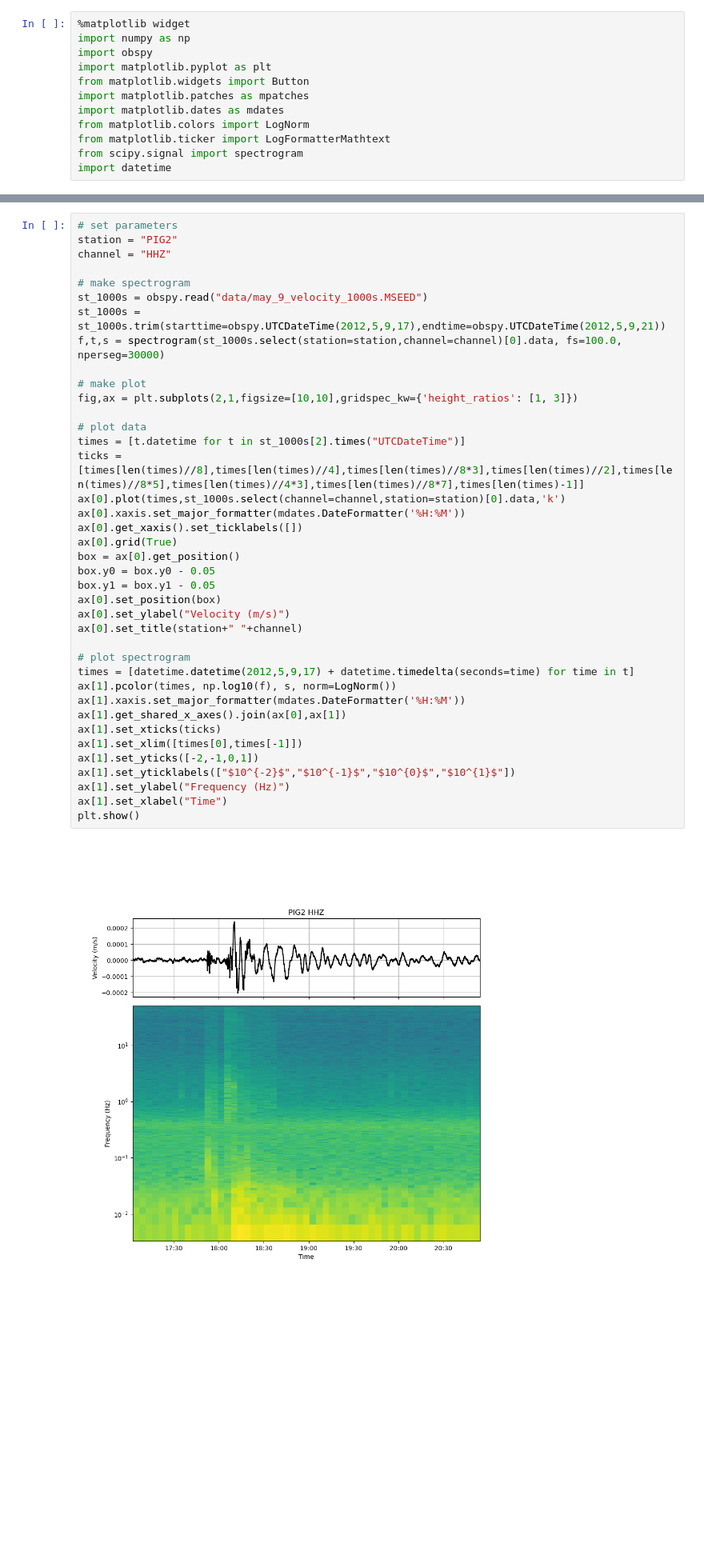
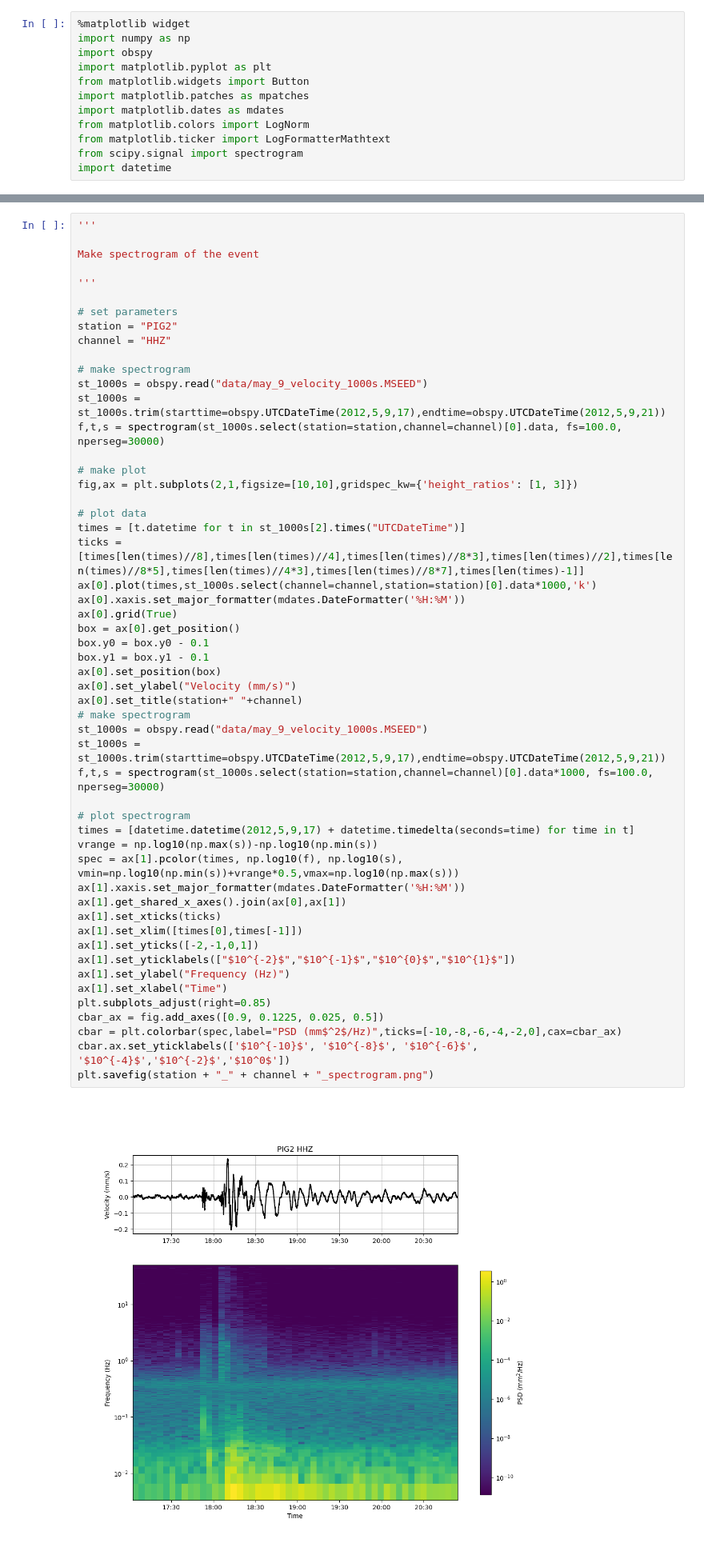
Before and after one commit to stepholinger/may_9, a Jupyter notebook: may_9_plotting.ipynb, the cells around one changed output, grey strips where cells are left out. Shown at 80% size. Cells and saved outputs as stored; diff of their text form; blank space fills up the shorter version.

Commit message:
added plot of frequency scalings

```diff
--- a/may_9_plotting.ipynb
+++ b/may_9_plotting.ipynb
@@ -233,41 +259,55 @@ plt.show()
 # %%
+'''
+
+Make spectrogram of the event
+
+'''
+
 # set parameters
 station = "PIG2"
 channel = "HHZ"
 
 # make spectrogram
 st_1000s = obspy.read("data/may_9_velocity_1000s.MSEED")
 st_1000s = st_1000s.trim(starttime=obspy.UTCDateTime(2012,5,9,17),endtime=obspy.UTCDateTime(2012,5,9,21))
 f,t,s = spectrogram(st_1000s.select(station=station,channel=channel)[0].data, fs=100.0, nperseg=30000)
 
 # make plot
 fig,ax = plt.subplots(2,1,figsize=[10,10],gridspec_kw={'height_ratios': [1, 3]})
 
 # plot data
 times = [t.datetime for t in st_1000s[2].times("UTCDateTime")]
 ticks = [times[len(times)//8],times[len(times)//4],times[len(times)//8*3],times[len(times)//2],times[len(times)//8*5],times[len(times)//4*3],times[len(times)//8*7],times[len(times)-1]]
-ax[0].plot(times,st_1000s.select(channel=channel,station=station)[0].data,'k')
+ax[0].plot(times,st_1000s.select(channel=channel,station=station)[0].data*1000,'k')
 ax[0].xaxis.set_major_formatter(mdates.DateFormatter('%H:%M'))
-ax[0].get_xaxis().set_ticklabels([])
 ax[0].grid(True)
 box = ax[0].get_position()
-box.y0 = box.y0 - 0.05
-box.y1 = box.y1 - 0.05
+box.y0 = box.y0 - 0.1
+box.y1 = box.y1 - 0.1
 ax[0].set_position(box)
-ax[0].set_ylabel("Velocity (m/s)")
+ax[0].set_ylabel("Velocity (mm/s)")
 ax[0].set_title(station+" "+channel)
+# make spectrogram
+st_1000s = obspy.read("data/may_9_velocity_1000s.MSEED")
+st_1000s = st_1000s.trim(starttime=obspy.UTCDateTime(2012,5,9,17),endtime=obspy.UTCDateTime(2012,5,9,21))
+f,t,s = spectrogram(st_1000s.select(station=station,channel=channel)[0].data*1000, fs=100.0, nperseg=30000)
 
 # plot spectrogram
 times = [datetime.datetime(2012,5,9,17) + datetime.timedelta(seconds=time) for time in t]
-ax[1].pcolor(times, np.log10(f), s, norm=LogNorm())
+vrange = np.log10(np.max(s))-np.log10(np.min(s))
+spec = ax[1].pcolor(times, np.log10(f), np.log10(s), vmin=np.log10(np.min(s))+vrange*0.5,vmax=np.log10(np.max(s)))
 ax[1].xaxis.set_major_formatter(mdates.DateFormatter('%H:%M'))
 ax[1].get_shared_x_axes().join(ax[0],ax[1])
 ax[1].set_xticks(ticks)
 ax[1].set_xlim([times[0],times[-1]])
 ax[1].set_yticks([-2,-1,0,1])
 ax[1].set_yticklabels(["$10^{-2}$","$10^{-1}$","$10^{0}$","$10^{1}$"])
 ax[1].set_ylabel("Frequency (Hz)")
 ax[1].set_xlabel("Time")
-plt.show()
+plt.subplots_adjust(right=0.85)
+cbar_ax = fig.add_axes([0.9, 0.1225, 0.025, 0.5])
+cbar = plt.colorbar(spec,label="PSD (mm$^2$/Hz)",ticks=[-10,-8,-6,-4,-2,0],cax=cbar_ax)
+cbar.ax.set_yticklabels(['$10^{-10}$', '$10^{-8}$', '$10^{-6}$', '$10^{-4}$','$10^{-2}$','$10^0$'])
+plt.savefig(station + "_" + channel + "_spectrogram.png")
 # %% [output]
-[figure, old version]
+[figure, new version]
```
Also changed, not shown: parts of 8 cells of this notebook, 4 other files.
